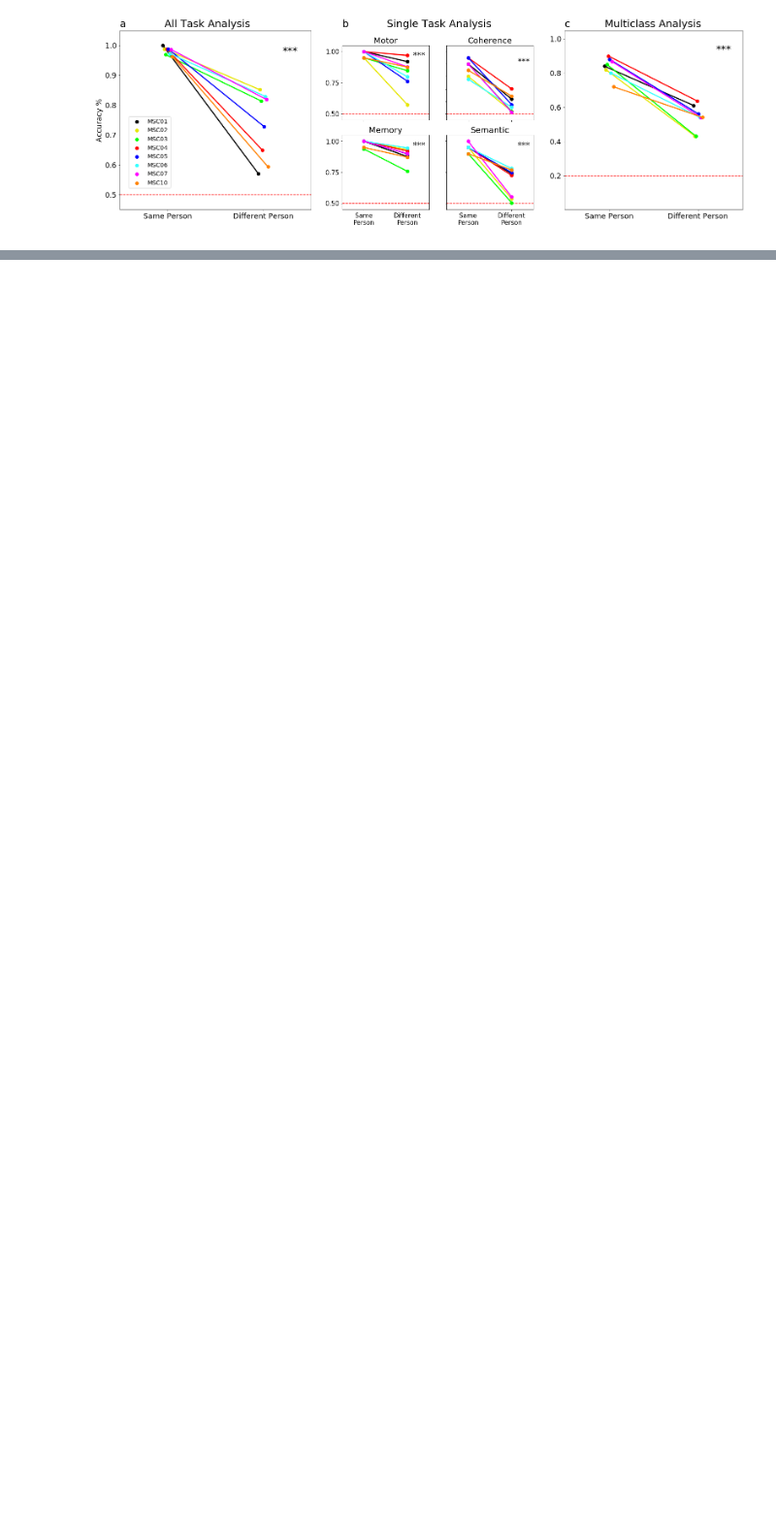
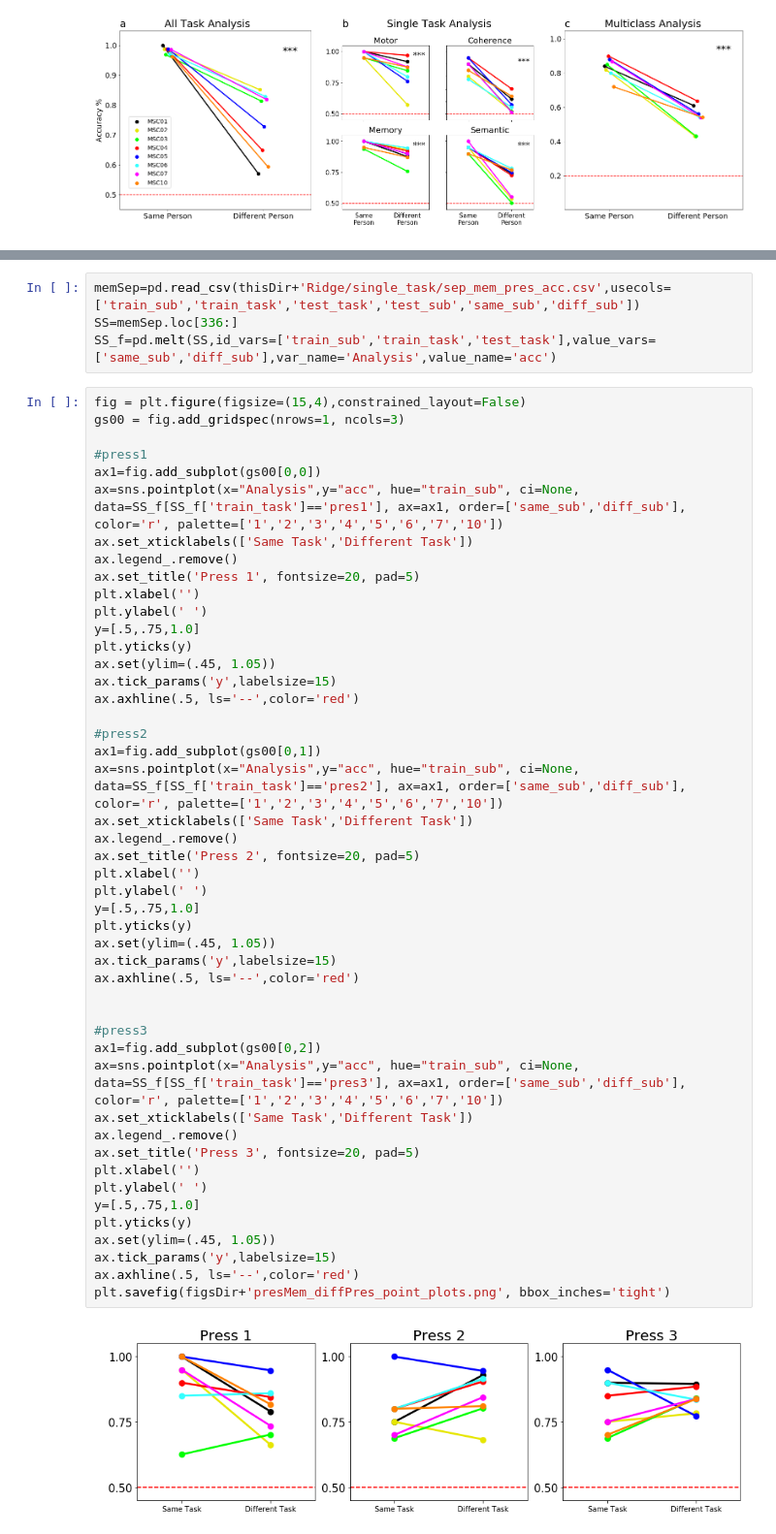
Before and after one commit to GrattonLab/Porteretal_taskprediction, a Jupyter notebook: code/pyScripts/Figures/FinalFigures.ipynb, the cells around one changed output, grey strips where cells are left out. Shown at 97% size. Saved outputs shown, nothing was run; the diff lists cells and outputs as text; blank space fills up the shorter version.

```diff
--- a/code/pyScripts/Figures/FinalFigures.ipynb
+++ b/code/pyScripts/Figures/FinalFigures.ipynb
@@ -716,0 +769,53 @@ plt.savefig(figsDir+'MC_ALL_CVDS_point_plots.png', bbox_inches='tight')
+# %%
+memSep=pd.read_csv(thisDir+'Ridge/single_task/sep_mem_pres_acc.csv',usecols=['train_sub','train_task','test_task','test_sub','same_sub','diff_sub'])
+SS=memSep.loc[336:]
+SS_f=pd.melt(SS,id_vars=['train_sub','train_task','test_task'],value_vars=['same_sub','diff_sub'],var_name='Analysis',value_name='acc')
+# %%
+fig = plt.figure(figsize=(15,4),constrained_layout=False)
+gs00 = fig.add_gridspec(nrows=1, ncols=3)
+
+#press1
+ax1=fig.add_subplot(gs00[0,0])
+ax=sns.pointplot(x="Analysis",y="acc", hue="train_sub", ci=None, data=SS_f[SS_f['train_task']=='pres1'], ax=ax1, order=['same_sub','diff_sub'], color='r', palette=['1','2','3','4','5','6','7','10'])
+ax.set_xticklabels(['Same Task','Different Task'])
+ax.legend_.remove()
+ax.set_title('Press 1', fontsize=20, pad=5)
+plt.xlabel('')
+plt.ylabel(' ')
+y=[.5,.75,1.0]
+plt.yticks(y)
+ax.set(ylim=(.45, 1.05))
+ax.tick_params('y',labelsize=15)
+ax.axhline(.5, ls='--',color='red')
+
+#press2
+ax1=fig.add_subplot(gs00[0,1])
+ax=sns.pointplot(x="Analysis",y="acc", hue="train_sub", ci=None, data=SS_f[SS_f['train_task']=='pres2'], ax=ax1, order=['same_sub','diff_sub'], color='r', palette=['1','2','3','4','5','6','7','10'])
+ax.set_xticklabels(['Same Task','Different Task'])
+ax.legend_.remove()
+ax.set_title('Press 2', fontsize=20, pad=5)
+plt.xlabel('')
+plt.ylabel(' ')
+y=[.5,.75,1.0]
+plt.yticks(y)
+ax.set(ylim=(.45, 1.05))
+ax.tick_params('y',labelsize=15)
+ax.axhline(.5, ls='--',color='red')
+
+
+#press3
+ax1=fig.add_subplot(gs00[0,2])
+ax=sns.pointplot(x="Analysis",y="acc", hue="train_sub", ci=None, data=SS_f[SS_f['train_task']=='pres3'], ax=ax1, order=['same_sub','diff_sub'], color='r', palette=['1','2','3','4','5','6','7','10'])
+ax.set_xticklabels(['Same Task','Different Task'])
+ax.legend_.remove()
+ax.set_title('Press 3', fontsize=20, pad=5)
+plt.xlabel('')
+plt.ylabel(' ')
+y=[.5,.75,1.0]
+plt.yticks(y)
+ax.set(ylim=(.45, 1.05))
+ax.tick_params('y',labelsize=15)
+ax.axhline(.5, ls='--',color='red')
+plt.savefig(figsDir+'presMem_diffPres_point_plots.png', bbox_inches='tight')
+# %% [output]
+[figure, added]
```
Also changed, not shown: parts of 6 cells of this notebook, 34 other files.
